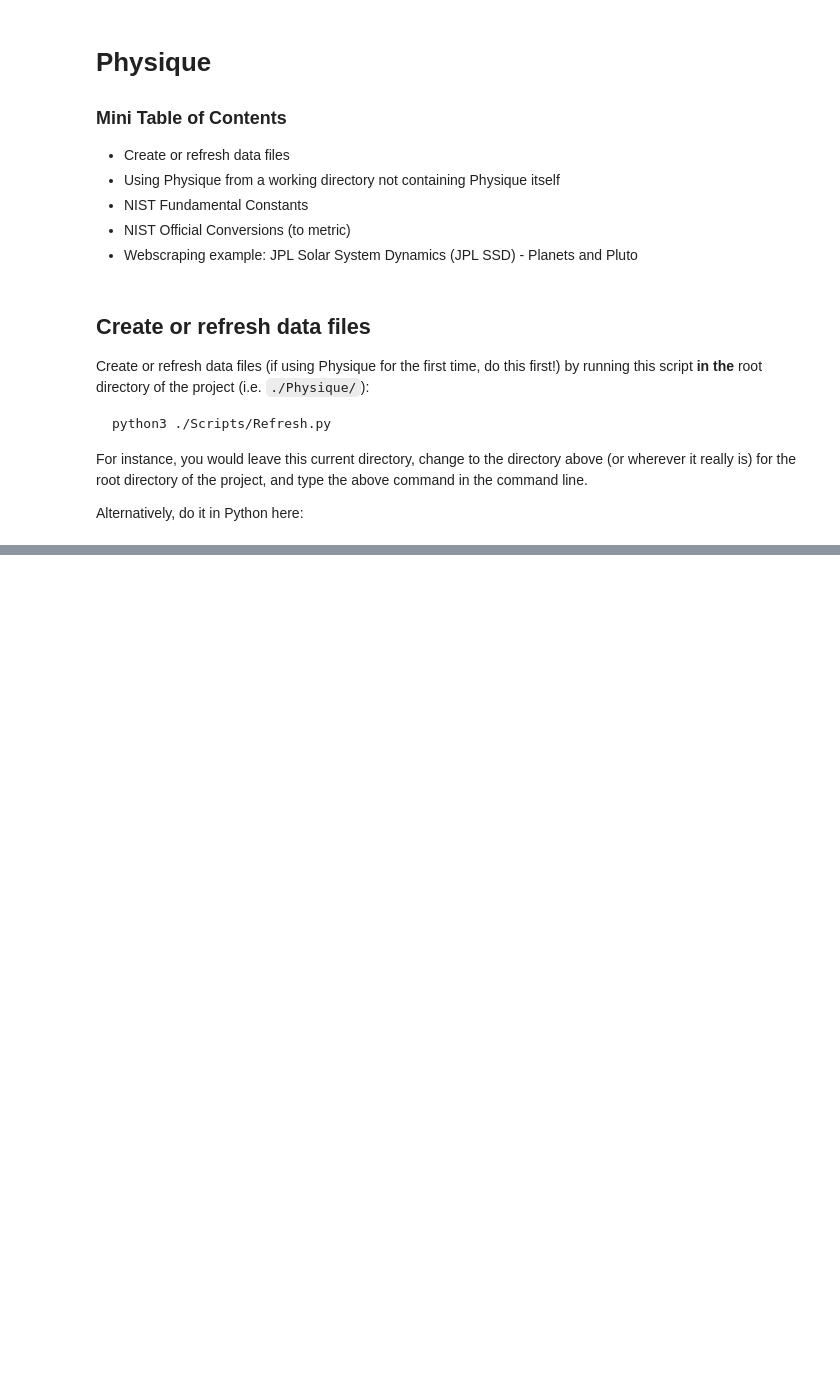
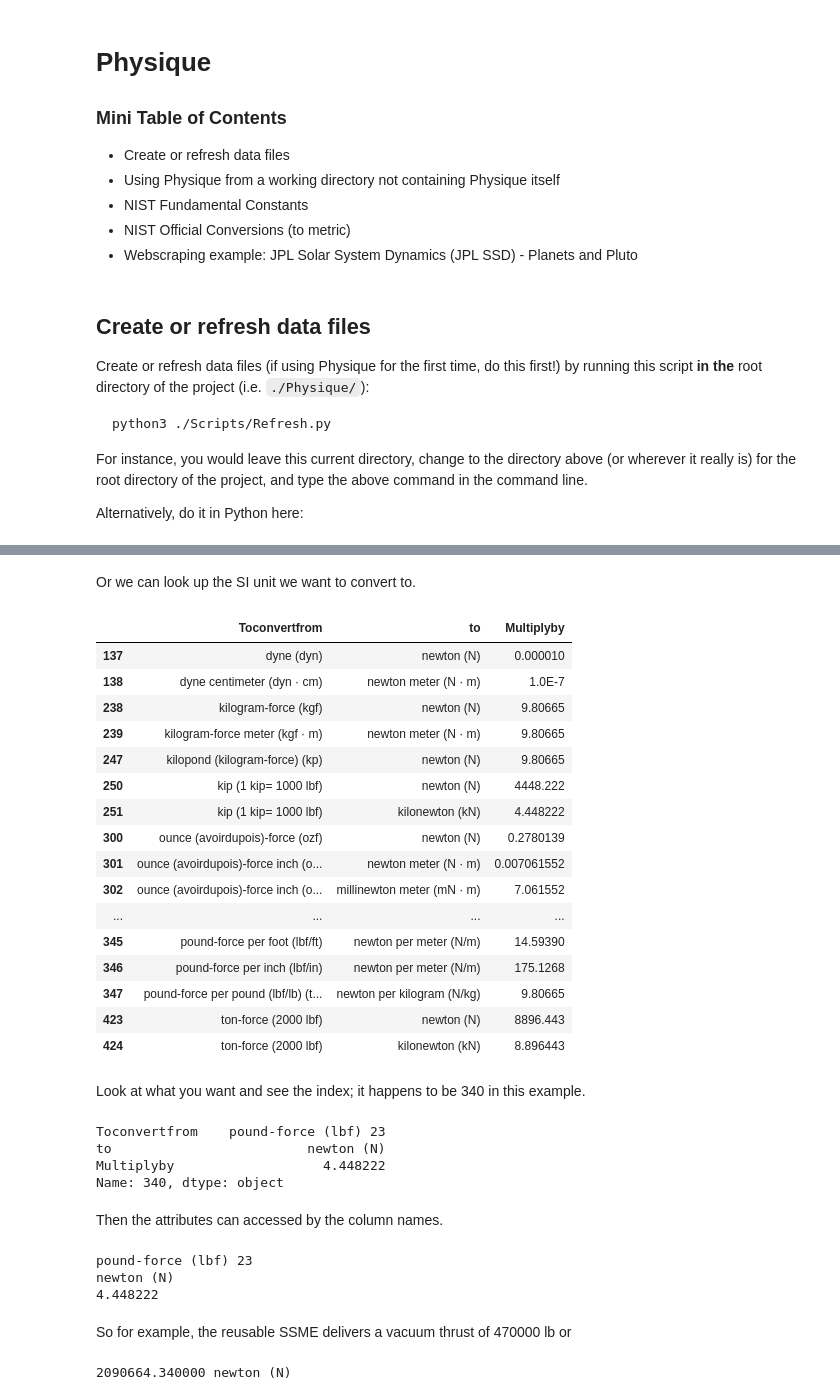
Before and after one commit to ernestyalumni/Propulsion, a Jupyter notebook: Physique.ipynb, the cells around one changed output, grey strips where cells are left out. Cells and saved outputs as stored; diff of their text form; code cells hidden in the pictures; blank space fills up the shorter version.

Commit message:
copied over examples to use with new version of Physique

```diff
--- a/Physique.ipynb
+++ b/Physique.ipynb
@@ -33,0 +153,48 @@ print(os.getcwd())
+# %% [markdown]
+Or we can look up the SI unit we want to convert to.
+# %%
+Conversions[Conversions['to'].str.contains("newton ")]
+# %% [output]
+|  | Toconvertfrom | to | Multiplyby |
+| 137 | dyne (dyn) | newton (N) | 0.000010 |
+| 138 | dyne centimeter (dyn · cm) | newton meter (N · m) | 1.0E-7 |
+| 238 | kilogram-force (kgf) | newton (N) | 9.80665 |
+| 239 | kilogram-force meter (kgf · m) | newton meter (N · m) | 9.80665 |
+| 247 | kilopond (kilogram-force) (kp) | newton (N) | 9.80665 |
+| 250 | kip (1 kip= 1000 lbf) | newton (N) | 4448.222 |
+| 251 | kip (1 kip= 1000 lbf) | kilonewton (kN) | 4.448222 |
+| 300 | ounce (avoirdupois)-force (ozf) | newton (N) | 0.2780139 |
+| 301 | ounce (avoirdupois)-force inch (o... | newton meter (N · m) | 0.007061552 |
+| 302 | ounce (avoirdupois)-force inch (o... | millinewton meter (mN · m) | 7.061552 |
+| ... | ... | ... | ... |
+| 345 | pound-force per foot (lbf/ft) | newton per meter (N/m) | 14.59390 |
+| 346 | pound-force per inch (lbf/in) | newton per meter (N/m) | 175.1268 |
+| 347 | pound-force per pound (lbf/lb) (t... | newton per kilogram (N/kg) | 9.80665 |
+| 423 | ton-force (2000 lbf) | newton (N) | 8896.443 |
+| 424 | ton-force (2000 lbf) | kilonewton (kN) | 8.896443 |
+# %% [markdown]
+Look at what you want and see the index; it happens to be 340 in this example.
+# %%
+lbf2N = Conversions.loc[340,:];
+print(lbf2N)
+# %% [output]
+Toconvertfrom    pound-force (lbf) 23
+to                         newton (N)
+Multiplyby                   4.448222
+Name: 340, dtype: object
+# %% [markdown]
+Then the attributes can accessed by the column names.
+# %%
+print(lbf2N.Toconvertfrom)
+print(lbf2N.to)
+print(lbf2N.Multiplyby)
+# %% [output]
+pound-force (lbf) 23
+newton (N)
+4.448222
+# %% [markdown]
+So for example, the reusable SSME delivers a vacuum thrust of 470000 lb or
+# %%
+print(470000 * lbf2N.Multiplyby, lbf2N.to)
+# %% [output]
+2090664.340000 newton (N)
```
Also changed, not shown: parts of 30 cells of this notebook, 3 other files.
